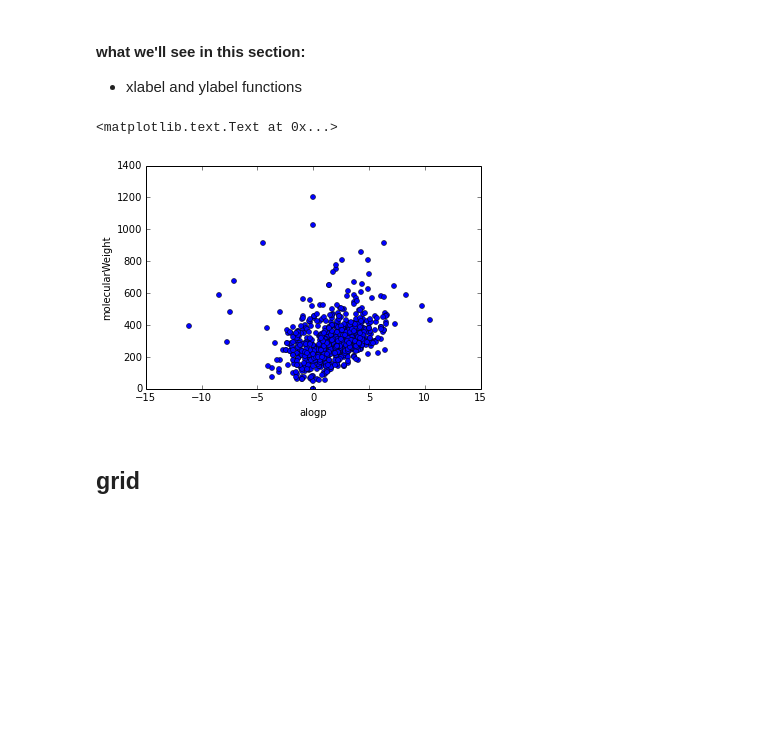
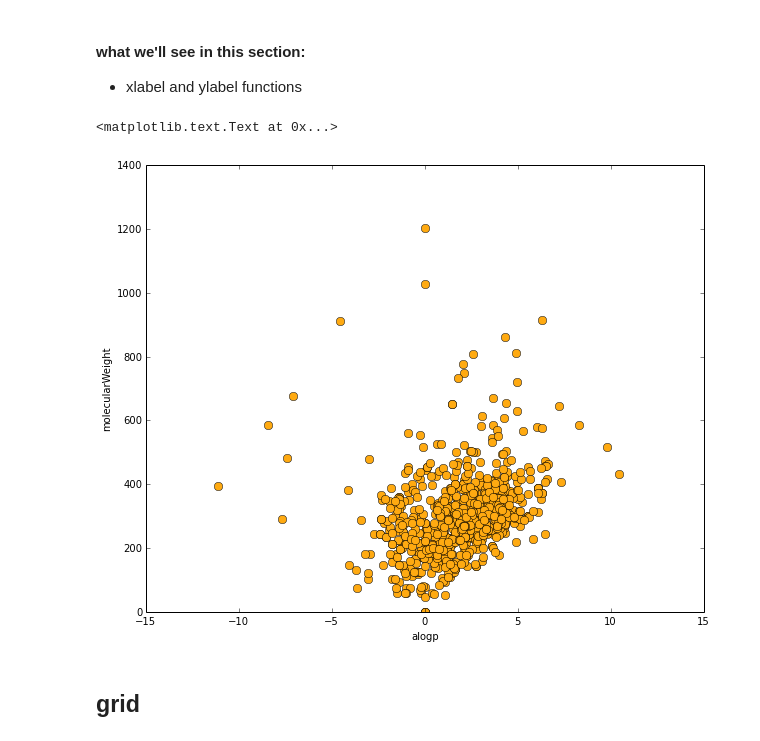
Before and after one commit to pynxton/course, a Jupyter notebook: 3. Matplotlib.ipynb, the cells around one changed output. Saved outputs shown, nothing was run; the diff lists cells and outputs as text; code cells hidden in the pictures; blank space fills up the shorter version.

```diff
--- a/3. Matplotlib.ipynb
+++ b/3. Matplotlib.ipynb
@@ -32,3 +46,7 @@ ipython --pylab
+# %%
+# somehow confusing but pylab package is part of matplotlib
+import matplotlib
+matplotlib.rcParams['figure.figsize'] = (10,8)
 # %% [markdown]
 ## Some data to play with
 # %% [markdown]
@@ -127,10 +178,11 @@ plot(X, Y, color='red', marker='s', linewidth=0)
 #### what we'll see in this section:
 - xlabel and ylabel functions
 # %%
-plot(X, Y, 'o', markersize=5)
+# note that color may be provided as hexadecimal values
+plot(X, Y, 'o', markersize=8, color='#ffaa11')
 xlabel('alogp')
 ylabel('molecularWeight')
 # %% [output]
 <matplotlib.text.Text at 0x...>
-[figure, old version]
+[figure, new version]
 # %%
```
Also changed, not shown: parts of 70 cells of this notebook.
